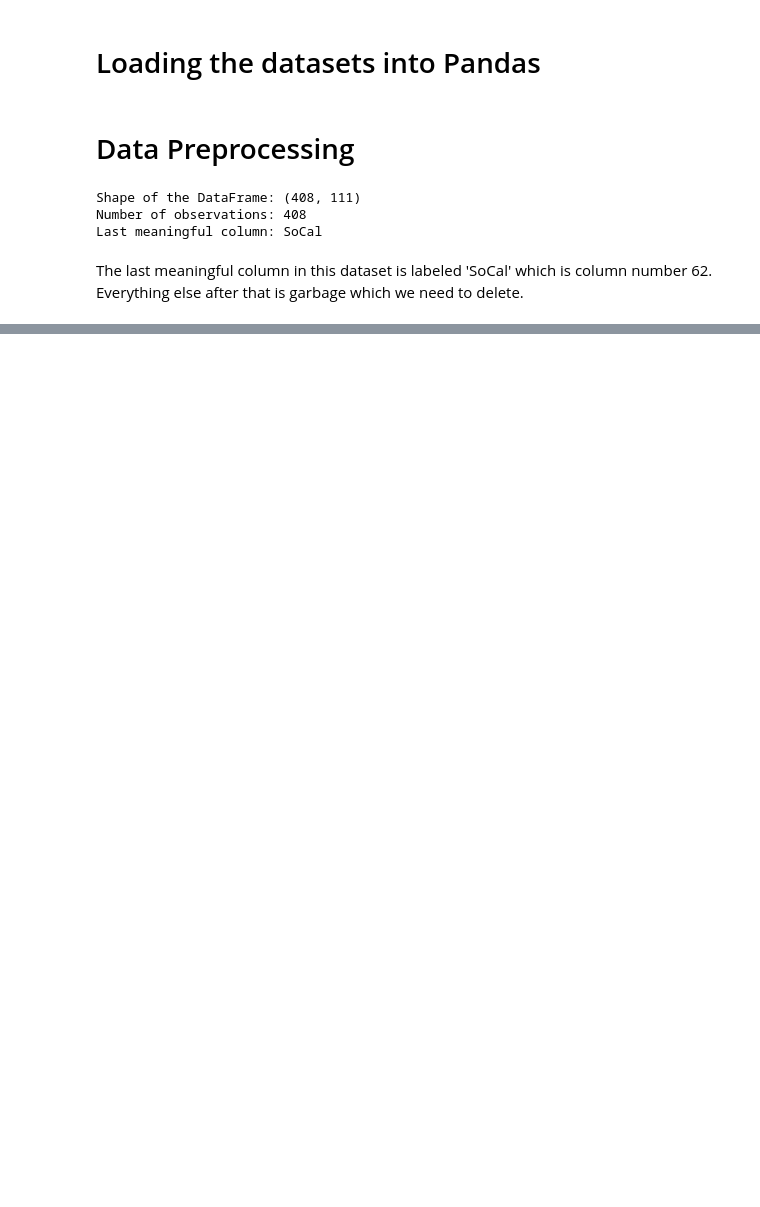
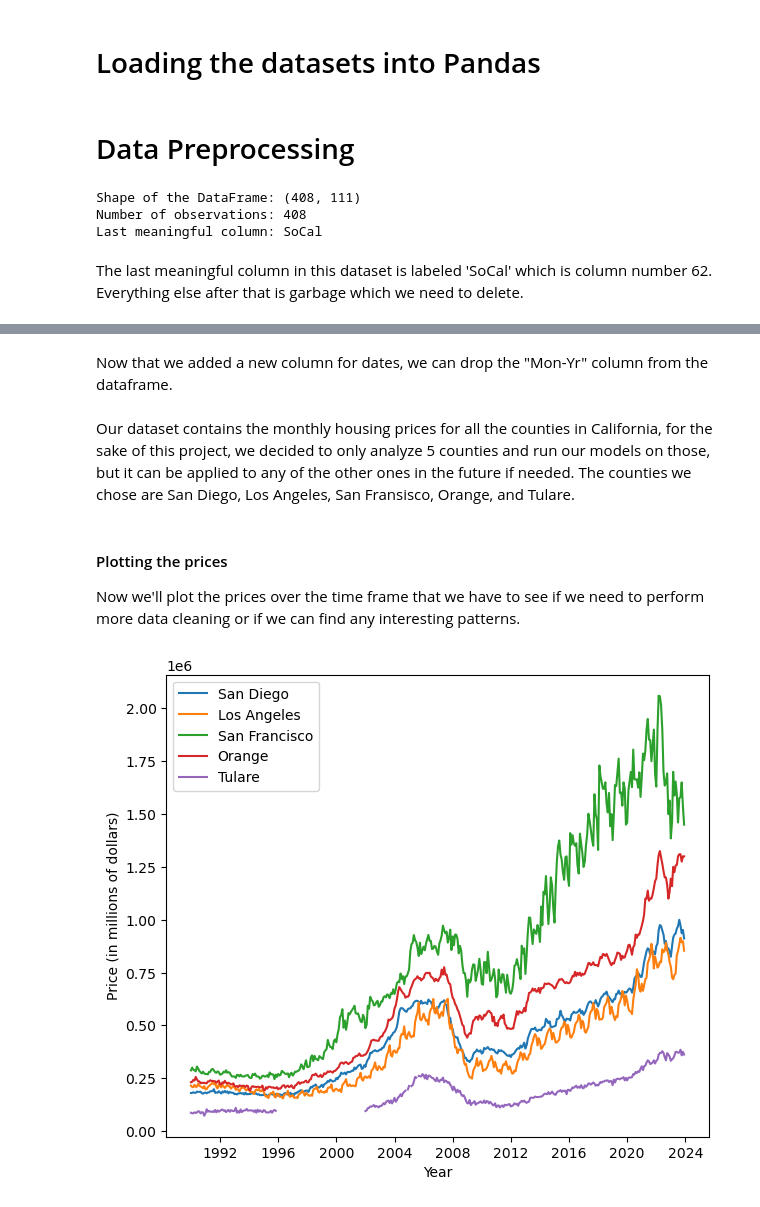
Before and after one commit to RamtinTJB/CSE151A-Project, a Jupyter notebook: notebook.ipynb, the cells around one changed output, grey strips where cells are left out. Cells and saved outputs as stored; diff of their text form; code cells hidden in the pictures; blank space fills up the shorter version.

Commit message:
Data exploration and preprocessing

```diff
--- a/notebook.ipynb
+++ b/notebook.ipynb
@@ -20,6 +20,7 @@ The last meaningful column in this dataset is labeled 'SoCal' which is column nu
 # %%
 cols = house_prices.columns.tolist()
 house_prices = house_prices.loc[:, ~house_prices.columns.isin(cols[63:])]
+house_prices.drop("Unnamed: 54", axis=1, inplace=True)
 
 print(f'New shape: {house_prices.shape}')
 # %% [output]
@@ -26,0 +47,35 @@ New shape: (408, 63)
+# %%
+from datetime import datetime
+
+dates_arr = [""] * 408
+for year_offset in range(34):
+    for month in range(12):
+        dates_arr[year_offset*12 + month] = datetime(year=1990+year_offset, month=month+1, day=1)
+
+house_prices["Dates"] = dates_arr
+# %% [markdown]
+Now that we added a new column for dates, we can drop the "Mon-Yr" column from the dataframe.
+# %%
+house_prices.drop("Mon-Yr", axis=1, inplace=True)
+# %% [markdown]
+Our dataset contains the monthly housing prices for all the counties in California, for the sake of this project, we decided to only analyze 5 counties and run our models on those, but it can be applied to any of the other ones in the future if needed. The counties we chose are San Diego, Los Angeles, San Fransisco, Orange, and Tulare.
+# %%
+counties = ["San Diego", "Los Angeles", "San Francisco", "Orange", "Tulare"]
+# %% [markdown]
+#### Plotting the prices
+
+Now we'll plot the prices over the time frame that we have to see if we need to perform more data cleaning or if we can find any interesting patterns.
+# %%
+plt.rcParams["figure.figsize"] = (7,6)
+
+from matplotlib import pyplot as plt
+
+for county in counties:
+    plt.plot(house_prices["Dates"], house_prices[county], label=county)
+
+plt.xlabel("Year")
+plt.ylabel("Price (in millions of dollars)")
+plt.legend()
+plt.show()
+# %% [output]
+[figure, added]
```
Also changed, not shown: parts of 14 cells of this notebook.
